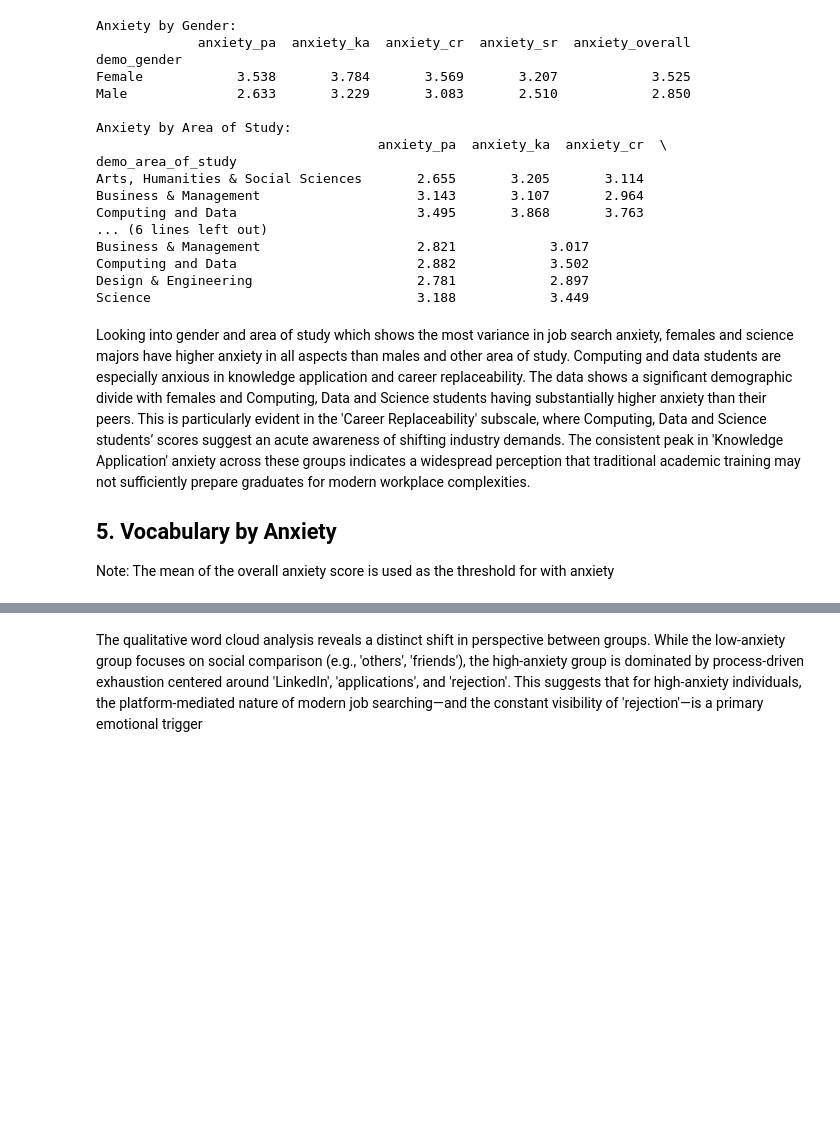
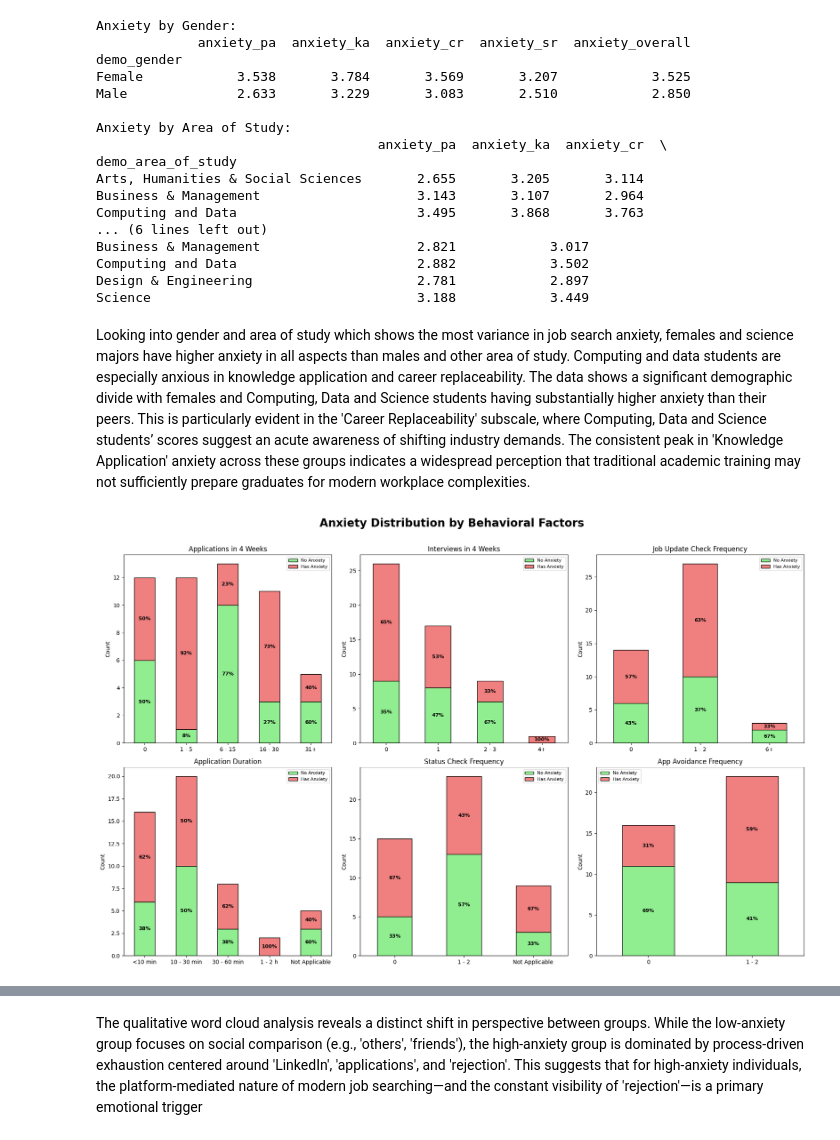
Before and after one commit to Jin1402/DSA4262-Anxiety, a Jupyter notebook: eda/survey_eda.ipynb, the cells around one changed output, grey strips where cells are left out. Cells and saved outputs as stored; diff of their text form; code cells hidden in the pictures; blank space fills up the shorter version.

```diff
--- a/eda/survey_eda.ipynb
+++ b/eda/survey_eda.ipynb
@@ -326,5 +345,18 @@ Science                                  3.188            3.449
 # %% [markdown]
 Looking into gender and area of study which shows the most variance in job search anxiety, females and science majors have higher anxiety in all aspects than males and other area of study. Computing and data students are especially anxious in knowledge application and career replaceability.
 The data shows a significant demographic divide with females and Computing, Data and Science students having substantially higher anxiety than their peers. This is particularly evident in the 'Career Replaceability' subscale, where Computing, Data and Science students’ scores suggest an acute awareness of shifting industry demands. The consistent peak in 'Knowledge Application' anxiety across these groups indicates a widespread perception that traditional academic training may not sufficiently prepare graduates for modern workplace complexities.
-## 5. Vocabulary by Anxiety
-Note: The mean of the overall anxiety score is used as the threshold for with anxiety
+# %%
+fig, axes = plt.subplots(2, 3, figsize=(18, 12))
+fig.suptitle('Anxiety Distribution by Behavioral Factors', fontsize=20, fontweight='bold')
+
+plot_styled_stacked('bhv_apps_4_wks', axes[0, 0], 'Applications in 4 Weeks')
+plot_styled_stacked('bhv_itvs_4_wks', axes[0, 1], 'Interviews in 4 Weeks')
+plot_styled_stacked('bhv_job_update_check_daily', axes[0, 2], 'Job Update Check Frequency')
+plot_styled_stacked('bhv_app_duration', axes[1, 0], 'Application Duration')
+plot_styled_stacked('bhv_app_status_check_daily', axes[1, 1], 'Status Check Frequency')
+plot_styled_stacked('bhv_app_avoidance_weekly', axes[1, 2], 'App Avoidance Frequency')
+
+plt.tight_layout(rect=[0, 0.03, 1, 0.97])
+plt.show()
+# %% [output]
+[figure, added]
```
Also changed, not shown: parts of 9 cells of this notebook.
